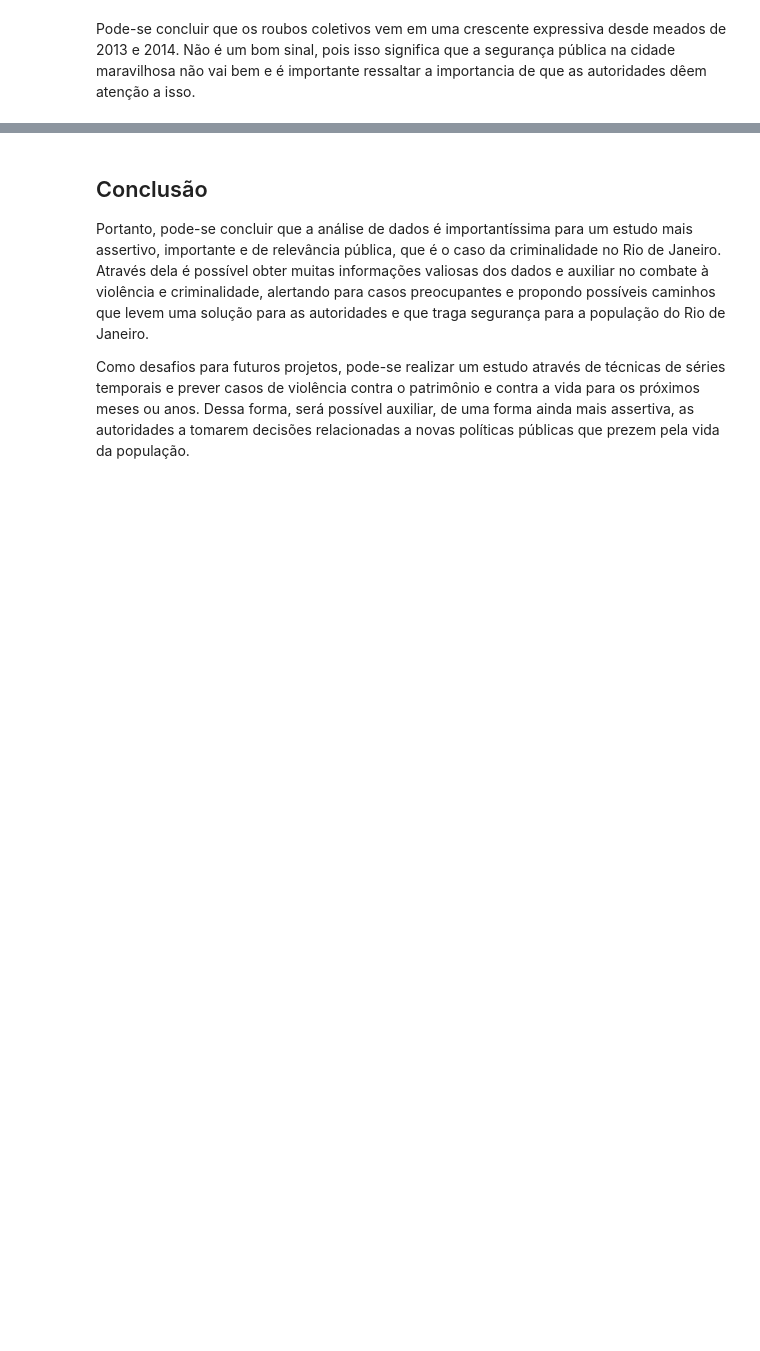
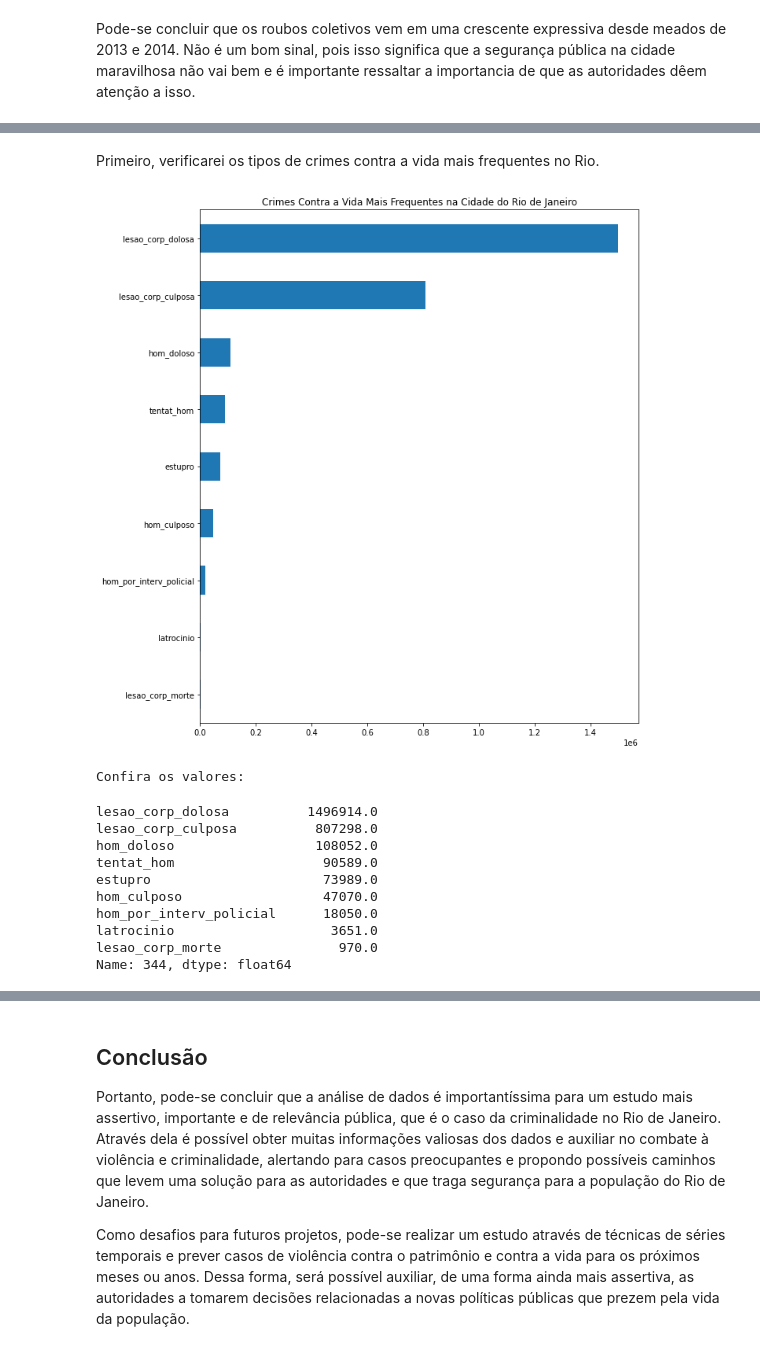
Before and after one commit to andremarinho17/data_projects, a Jupyter notebook: Analise_da_Violência_no_Rio_de_Janeiro.ipynb, the cells around one changed output, grey strips where cells are left out. Drawn from its saved outputs; the diff is of its cells as text; code cells hidden in the pictures; blank space fills up the shorter version.

```diff
--- a/Analise_da_Violência_no_Rio_de_Janeiro.ipynb
+++ b/Analise_da_Violência_no_Rio_de_Janeiro.ipynb
@@ -353,0 +400,3 @@ Pode-se concluir que os roubos coletivos vem em uma crescente expressiva desde m
+# %%
+# Adicionando uma linha com o total dos crimes
+df = df.append(df[df['vano'] >= 2000].sum(numeric_only=True), ignore_index=True)
@@ -353,0 +412,22 @@ Pode-se concluir que os roubos coletivos vem em uma crescente expressiva desde m
+# %% [markdown]
+Primeiro, verificarei os tipos de crimes contra a vida mais frequentes no Rio.
+# %%
+df.iloc[344, 2:11].sort_values(ascending=True).plot.barh(figsize=(10,12))
+plt.title("Crimes Contra a Vida Mais Frequentes na Cidade do Rio de Janeiro")
+plt.show()
+
+print("Confira os valores:")
+df.iloc[344, 2:11].sort_values(ascending=False)
+# %% [output]
+[figure, added]
+Confira os valores:
+lesao_corp_dolosa          1496914.0
+lesao_corp_culposa          807298.0
+hom_doloso                  108052.0
+tentat_hom                   90589.0
+estupro                      73989.0
+hom_culposo                  47070.0
+hom_por_interv_policial      18050.0
+latrocinio                    3651.0
+lesao_corp_morte               970.0
+Name: 344, dtype: float64
```
Also changed, not shown: parts of 17 cells of this notebook.
